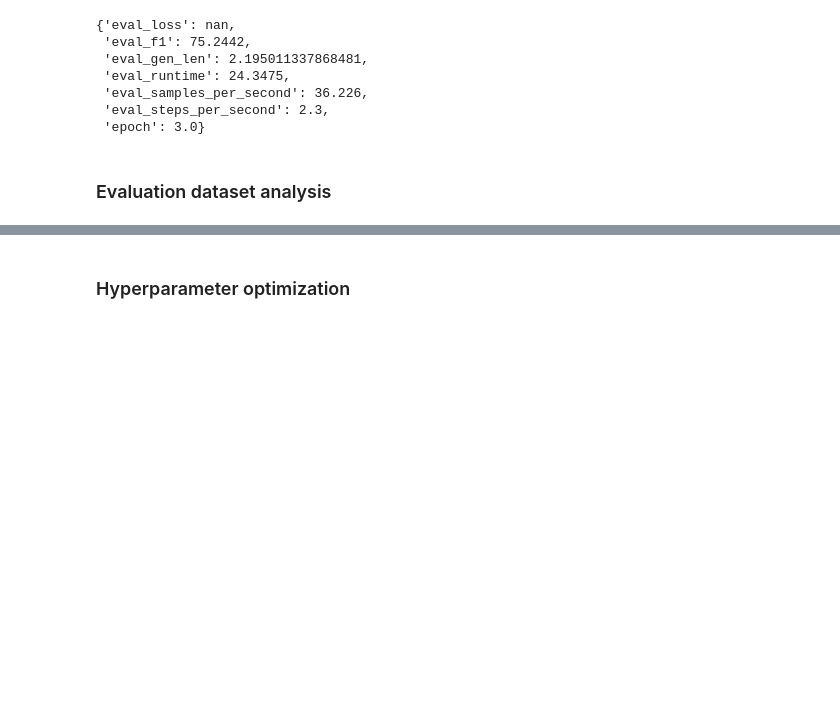
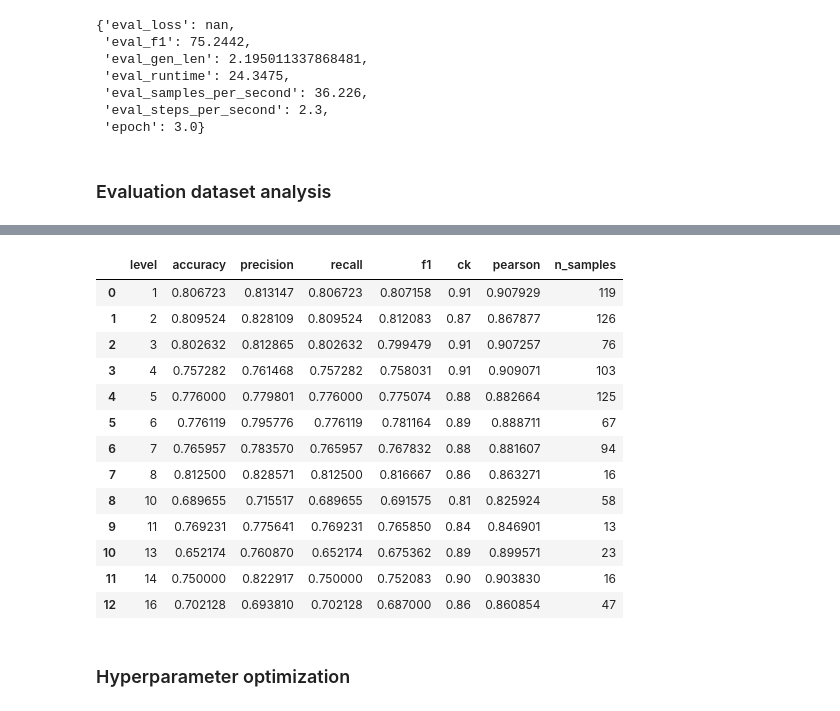
Before and after one commit to kamelnebhi/llm_fine_tuning, a Jupyter notebook: slm/ef_camdat_augmented_classifier/bert_sft_efcamdat_augm.ipynb, the cells around one changed output, grey strips where cells are left out. Saved outputs shown, nothing was run; the diff lists cells and outputs as text; code cells hidden in the pictures; blank space fills up the shorter version.

```diff
--- a/slm/ef_camdat_augmented_classifier/bert_sft_efcamdat_augm.ipynb
+++ b/slm/ef_camdat_augmented_classifier/bert_sft_efcamdat_augm.ipynb
@@ -411,6 +467,10 @@ trainer.evaluate()
 list_topic = dataset["valid"]["item_id"]
 list_t_set = set(list_topic)
 unique_t = (list(list_t_set))
+
+list_level = dataset["valid"]["level"]
+list_l_set = set(list_level)
+unique_l = (list(list_l_set))
 # %%
 list_r = []
 
@@ -445,0 +511,30 @@ for t in unique_t:  # Iterate over the first item in unique_t
+# %%
+list_r_level = []
+
+# Assuming 'unique_t' is a list of unique item_ids and 'trainer' is already defined
+for l in unique_l:  # Iterate over the first item in unique_t
+    sub_ds = tokenized_valid.filter(lambda example: example['level'] == l)
+    # Get predictions using the trainer
+    predictions = trainer.predict(sub_ds)
+    # Raw output logits (size [batch_size, num_classes])
+    outputs = predictions.predictions
+    # Convert logits to predicted class labels (taking the argmax across the classes)
+    predicted_labels = np.argmax(outputs, axis=-1)
+    ref_label = predictions.label_ids
+    # Print or save the predicted classes (this will be a numpy array with the predicted class indices)
+    ck = round(cohen_kappa_score(predicted_labels, ref_label, weights="quadratic"), 2)
+    pearson_corr, _ = pearsonr(ref_label, predicted_labels)
+    accuracy = accuracy_score(ref_label, predicted_labels)
+    precision, recall, f1, _ = precision_recall_fscore_support(ref_label, predicted_labels, average="weighted")
+
+    r = {
+        "level": sub_ds["level"][0],
+        "accuracy": accuracy,
+        "precision": precision,
+        "recall": recall,
+        "f1": f1,
+        "ck": ck,
+        "pearson": pearson_corr,
+        "n_samples": len(sub_ds)
+    }
+    list_r_level.append(r)
@@ -463,0 +563,19 @@ df_eval_results.to_csv("result_eval_data_roberta_efcamdat_augmented.csv", index=
+# %%
+import pandas as pd
+df_eval_results_level = pd.DataFrame(list_r_level, columns=["level", "accuracy", "precision", "recall", "f1", "ck", "pearson", "n_samples"])
+df_eval_results_level.head(n=20)
+# %% [output]
+|  | level | accuracy | precision | recall | f1 | ck | pearson | n_samples |
+| 0 | 1 | 0.806723 | 0.813147 | 0.806723 | 0.807158 | 0.91 | 0.907929 | 119 |
+| 1 | 2 | 0.809524 | 0.828109 | 0.809524 | 0.812083 | 0.87 | 0.867877 | 126 |
+| 2 | 3 | 0.802632 | 0.812865 | 0.802632 | 0.799479 | 0.91 | 0.907257 | 76 |
+| 3 | 4 | 0.757282 | 0.761468 | 0.757282 | 0.758031 | 0.91 | 0.909071 | 103 |
+| 4 | 5 | 0.776000 | 0.779801 | 0.776000 | 0.775074 | 0.88 | 0.882664 | 125 |
+| 5 | 6 | 0.776119 | 0.795776 | 0.776119 | 0.781164 | 0.89 | 0.888711 | 67 |
+| 6 | 7 | 0.765957 | 0.783570 | 0.765957 | 0.767832 | 0.88 | 0.881607 | 94 |
+| 7 | 8 | 0.812500 | 0.828571 | 0.812500 | 0.816667 | 0.86 | 0.863271 | 16 |
+| 8 | 10 | 0.689655 | 0.715517 | 0.689655 | 0.691575 | 0.81 | 0.825924 | 58 |
+| 9 | 11 | 0.769231 | 0.775641 | 0.769231 | 0.765850 | 0.84 | 0.846901 | 13 |
+| 10 | 13 | 0.652174 | 0.760870 | 0.652174 | 0.675362 | 0.89 | 0.899571 | 23 |
+| 11 | 14 | 0.750000 | 0.822917 | 0.750000 | 0.752083 | 0.90 | 0.903830 | 16 |
+| 12 | 16 | 0.702128 | 0.693810 | 0.702128 | 0.687000 | 0.86 | 0.860854 | 47 |
```
Also changed, not shown: parts of 19 cells of this notebook, 4 other files.
